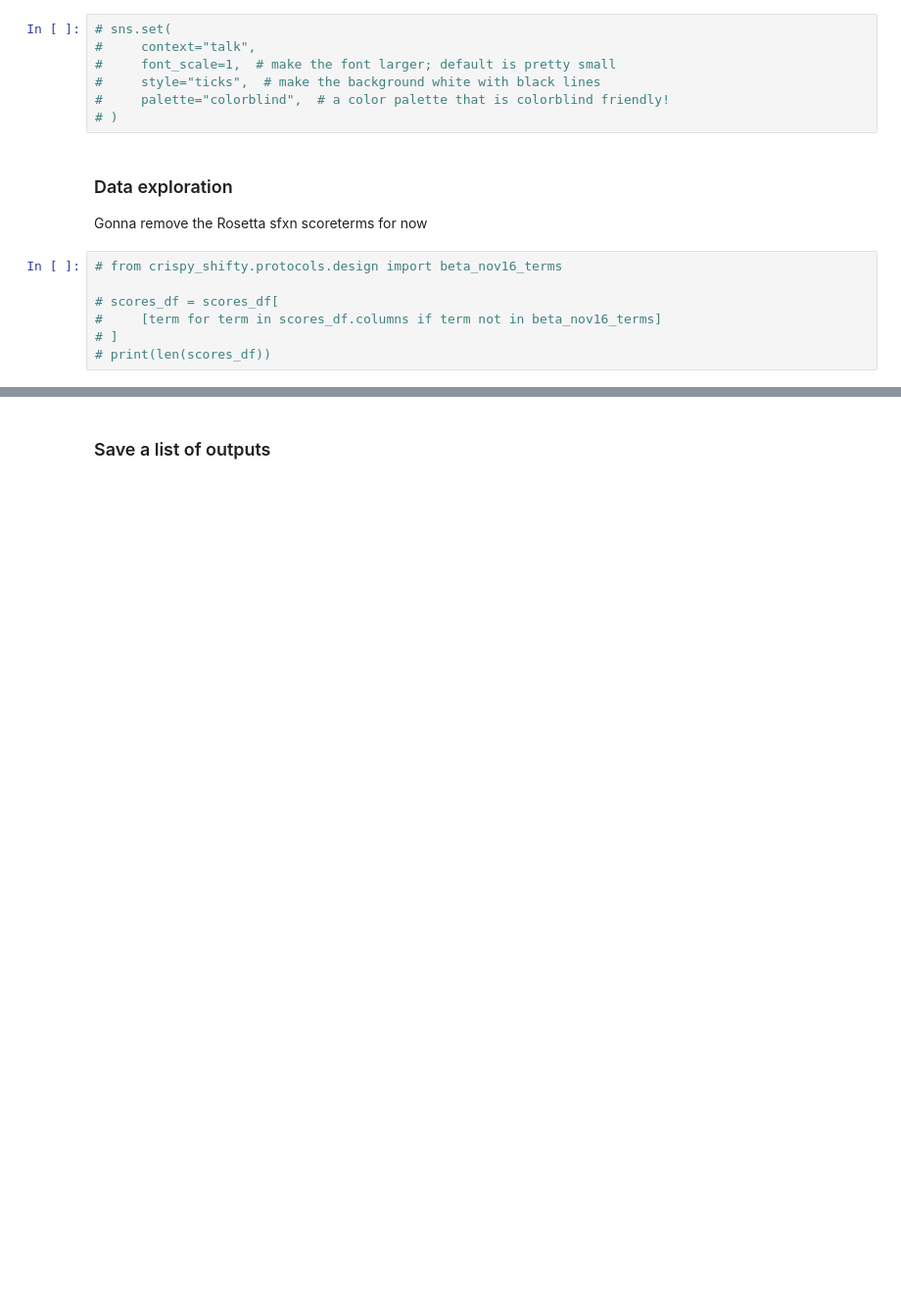
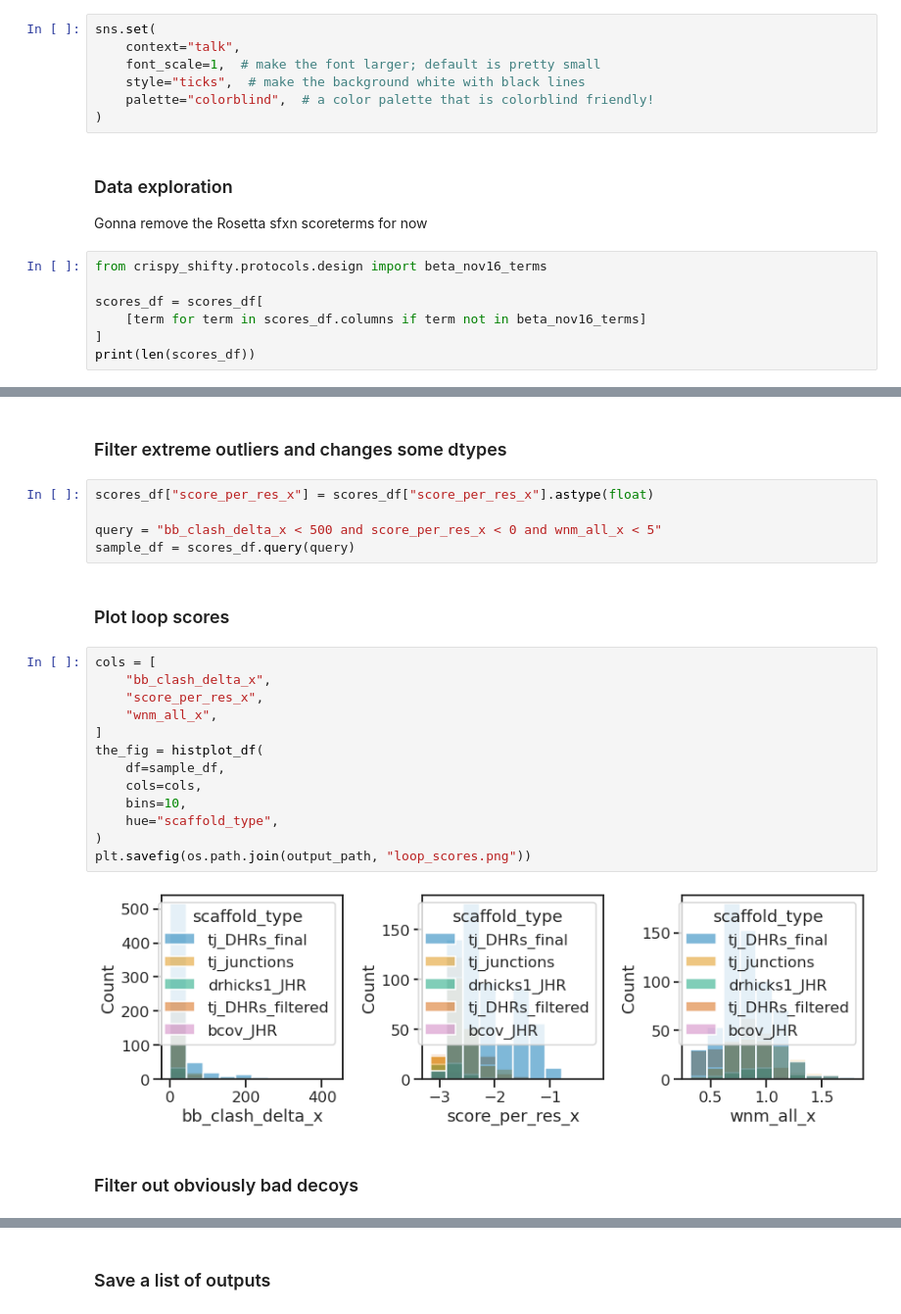
Before and after one commit to proleu/crispy_shifty, a Jupyter notebook: projects/crispy_shifties/04_pair_bound_states.ipynb, the cells around one changed output, grey strips where cells are left out. Shown at 98% size. Drawn from its saved outputs; the diff is of its cells as text; blank space fills up the shorter version.

```diff
--- a/projects/crispy_shifties/04_pair_bound_states.ipynb
+++ b/projects/crispy_shifties/04_pair_bound_states.ipynb
@@ -124,19 +124,19 @@ TODO change to projects dir
 # %% [markdown]
 ### Setup for plotting
 # %%
-# sns.set(
-#     context="talk",
-#     font_scale=1,  # make the font larger; default is pretty small
-#     style="ticks",  # make the background white with black lines
-#     palette="colorblind",  # a color palette that is colorblind friendly!
-# )
+sns.set(
+    context="talk",
+    font_scale=1,  # make the font larger; default is pretty small
+    style="ticks",  # make the background white with black lines
+    palette="colorblind",  # a color palette that is colorblind friendly!
+)
 # %% [markdown]
 ### Data exploration
 Gonna remove the Rosetta sfxn scoreterms for now
 # %%
-# from crispy_shifty.protocols.design import beta_nov16_terms
+from crispy_shifty.protocols.design import beta_nov16_terms
 
-# scores_df = scores_df[
-#     [term for term in scores_df.columns if term not in beta_nov16_terms]
-# ]
-# print(len(scores_df))
+scores_df = scores_df[
+    [term for term in scores_df.columns if term not in beta_nov16_terms]
+]
+print(len(scores_df))
@@ -142,0 +160,26 @@ Gonna remove the Rosetta sfxn scoreterms for now
+# %% [markdown]
+### Filter extreme outliers and changes some dtypes
+# %%
+scores_df["score_per_res_x"] = scores_df["score_per_res_x"].astype(float)
+
+query = "bb_clash_delta_x < 500 and score_per_res_x < 0 and wnm_all_x < 5"
+sample_df = scores_df.query(query)
+# %% [markdown]
+### Plot loop scores
+# %%
+cols = [
+    "bb_clash_delta_x",
+    "score_per_res_x",
+    "wnm_all_x",
+]
+the_fig = histplot_df(
+    df=sample_df,
+    cols=cols,
+    bins=10,
+    hue="scaffold_type",
+)
+plt.savefig(os.path.join(output_path, "loop_scores.png"))
+# %% [output]
+[figure, added]
+# %% [markdown]
+### Filter out obviously bad decoys
```
Also changed, not shown: parts of 7 cells of this notebook, 1 other file.
